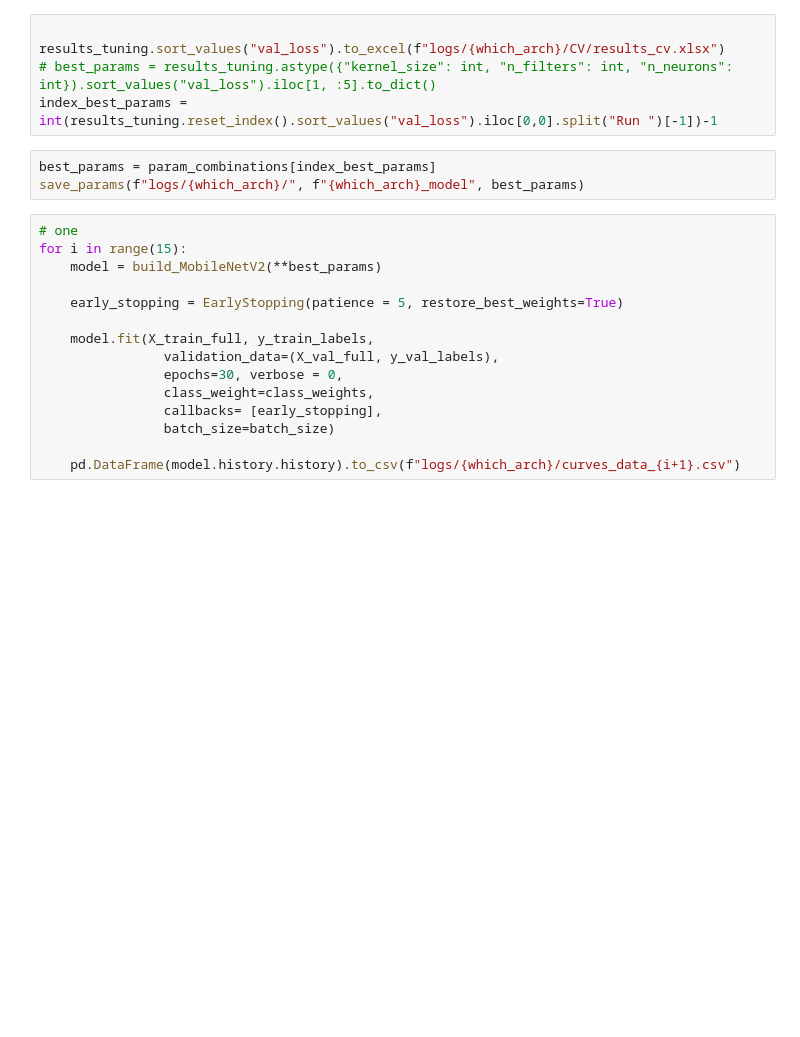
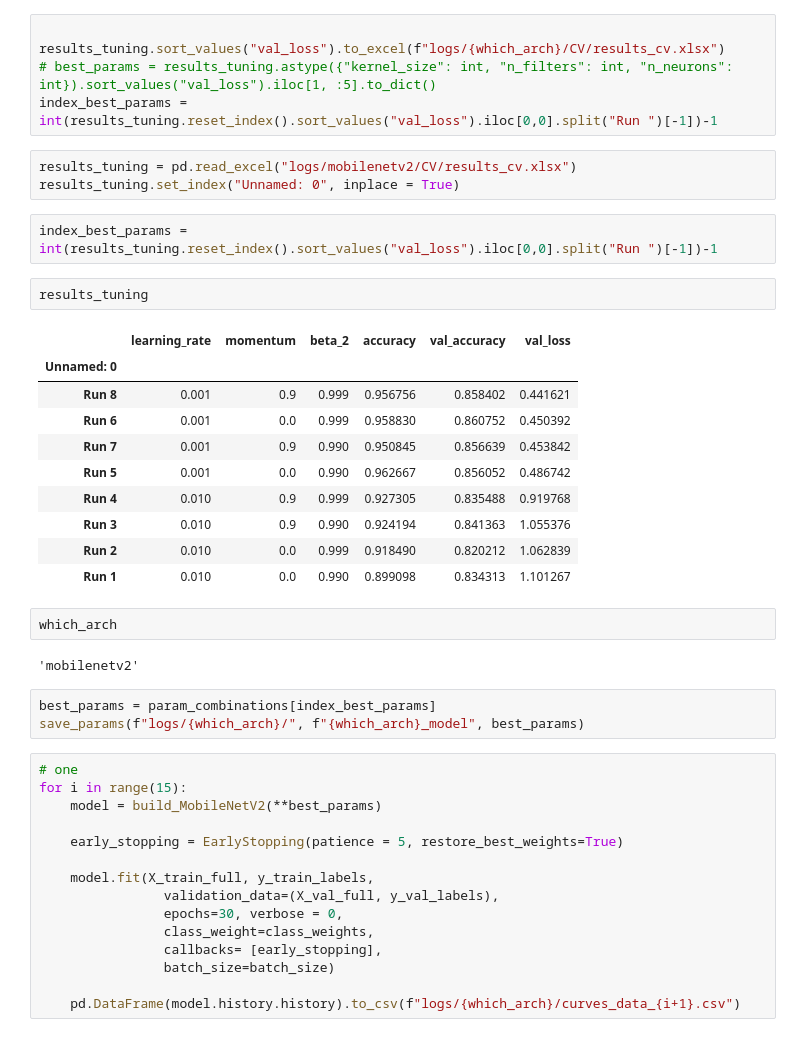
Before and after one commit to ffaundezcab/amd_garbage_recognizer, a Jupyter notebook: notebooks/model.ipynb, the cells around one changed output. Saved outputs shown, nothing was run; the diff lists cells and outputs as text; blank space fills up the shorter version.

Commit message:
add evaluation and final details tuning

```diff
--- a/notebooks/model.ipynb
+++ b/notebooks/model.ipynb
@@ -493,6 +453,28 @@ OSError: Cannot save file into a non-existent directory: 'logs/mobilenetv2/CV'
 results_tuning.sort_values("val_loss").to_excel(f"logs/{which_arch}/CV/results_cv.xlsx")
 # best_params = results_tuning.astype({"kernel_size": int, "n_filters": int, "n_neurons": int}).sort_values("val_loss").iloc[1, :5].to_dict()
 index_best_params = int(results_tuning.reset_index().sort_values("val_loss").iloc[0,0].split("Run ")[-1])-1
+# %%
+results_tuning = pd.read_excel("logs/mobilenetv2/CV/results_cv.xlsx")
+results_tuning.set_index("Unnamed: 0", inplace = True)
+# %%
+index_best_params = int(results_tuning.reset_index().sort_values("val_loss").iloc[0,0].split("Run ")[-1])-1
+# %%
+results_tuning
+# %% [output]
+|  | learning_rate | momentum | beta_2 | accuracy | val_accuracy | val_loss |
+| Unnamed: 0 |  |  |  |  |  |  |
+| Run 8 | 0.001 | 0.9 | 0.999 | 0.956756 | 0.858402 | 0.441621 |
+| Run 6 | 0.001 | 0.0 | 0.999 | 0.958830 | 0.860752 | 0.450392 |
+| Run 7 | 0.001 | 0.9 | 0.990 | 0.950845 | 0.856639 | 0.453842 |
+| Run 5 | 0.001 | 0.0 | 0.990 | 0.962667 | 0.856052 | 0.486742 |
+| Run 4 | 0.010 | 0.9 | 0.999 | 0.927305 | 0.835488 | 0.919768 |
+| Run 3 | 0.010 | 0.9 | 0.990 | 0.924194 | 0.841363 | 1.055376 |
+| Run 2 | 0.010 | 0.0 | 0.999 | 0.918490 | 0.820212 | 1.062839 |
+| Run 1 | 0.010 | 0.0 | 0.990 | 0.899098 | 0.834313 | 1.101267 |
+# %%
+which_arch
+# %% [output]
+'mobilenetv2'
 # %%
 best_params = param_combinations[index_best_params]
 save_params(f"logs/{which_arch}/", f"{which_arch}_model", best_params)
```
Also changed, not shown: parts of 4 cells of this notebook, 6 other files.
